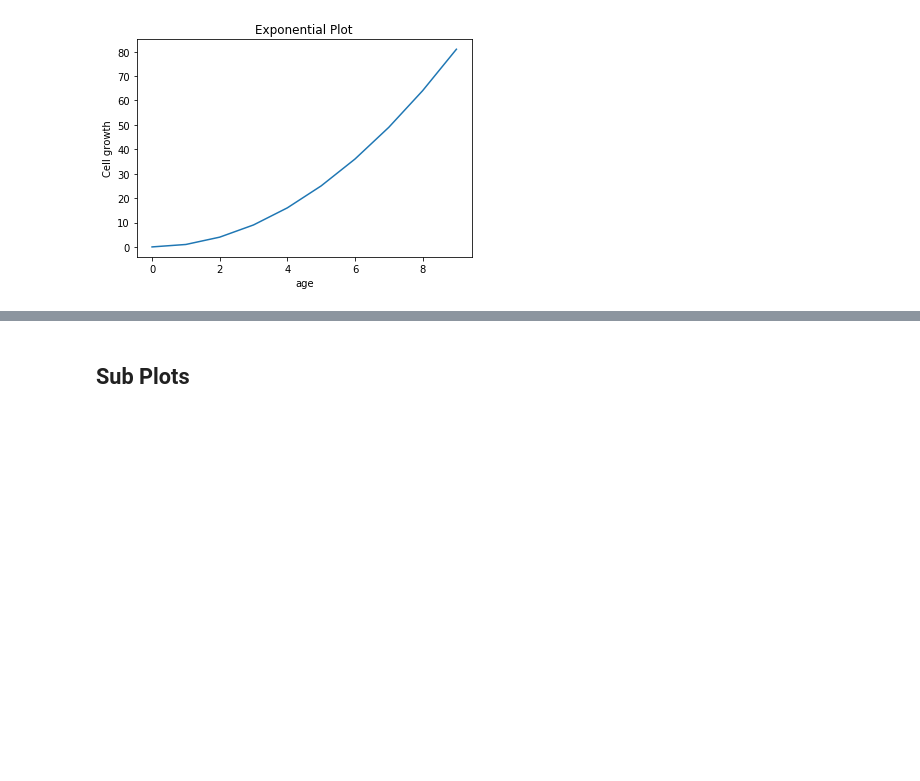
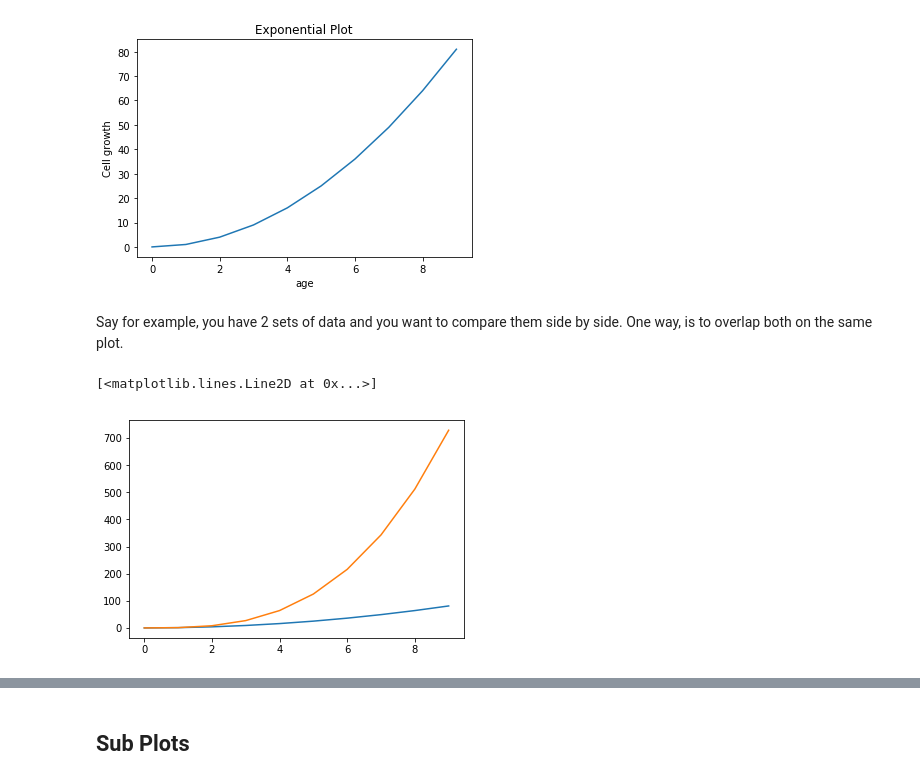
Before and after one commit to hotcode002/Machine-Learning-with-Python, a Jupyter notebook: week_1_basics/day_5_ml_plotting_libraries/notebooks/matplotlib.ipynb, the cells around one changed output, grey strips where cells are left out. Drawn from its saved outputs; the diff is of its cells as text; code cells hidden in the pictures; blank space fills up the shorter version.

Commit message:
matplotlib

```diff
--- a/week_1_basics/day_5_ml_plotting_libraries/notebooks/matplotlib.ipynb
+++ b/week_1_basics/day_5_ml_plotting_libraries/notebooks/matplotlib.ipynb
@@ -657,3 +657,17 @@ ax.set_ylabel("Cell growth")
 # %% [output]
 Text(0, 0.5, 'Cell growth')
 [figure]
+# %% [markdown]
+Say for example, you have 2 sets of data and you want to compare them side by side. One way, is to overlap both on the same plot.
+# %%
+x = np.arange(10)
+y1 = x**2
+fig,ax = plt.subplots(1,1)
+
+#----------- new y-axis data ---------------
+y2 = x**3
+ax.plot(x,y1)
+ax.plot(x,y2)
+# %% [output]
+[<matplotlib.lines.Line2D at 0x...>]
+[figure, added]
```
Also changed, not shown: parts of 1 cell of this notebook.
